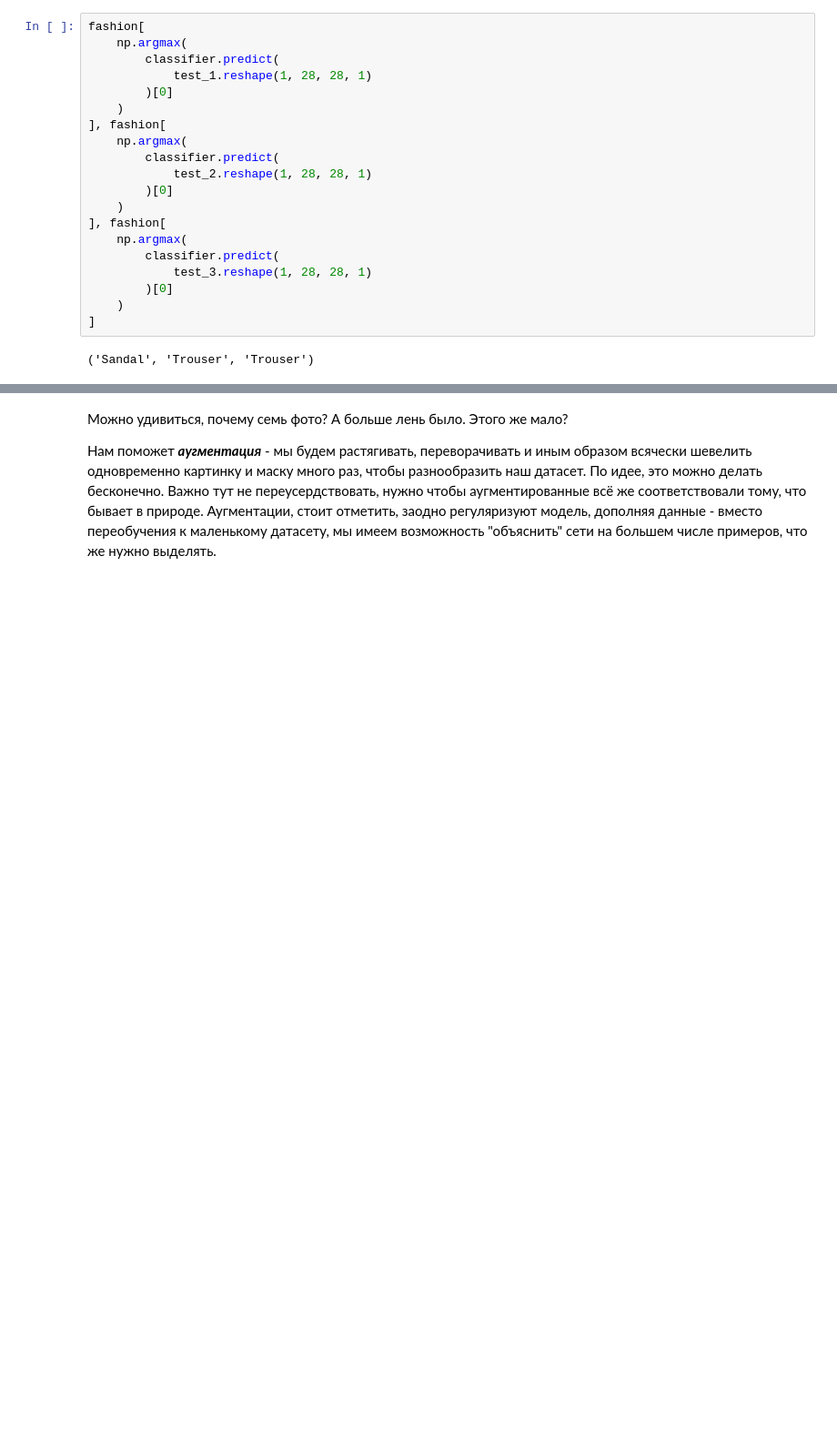
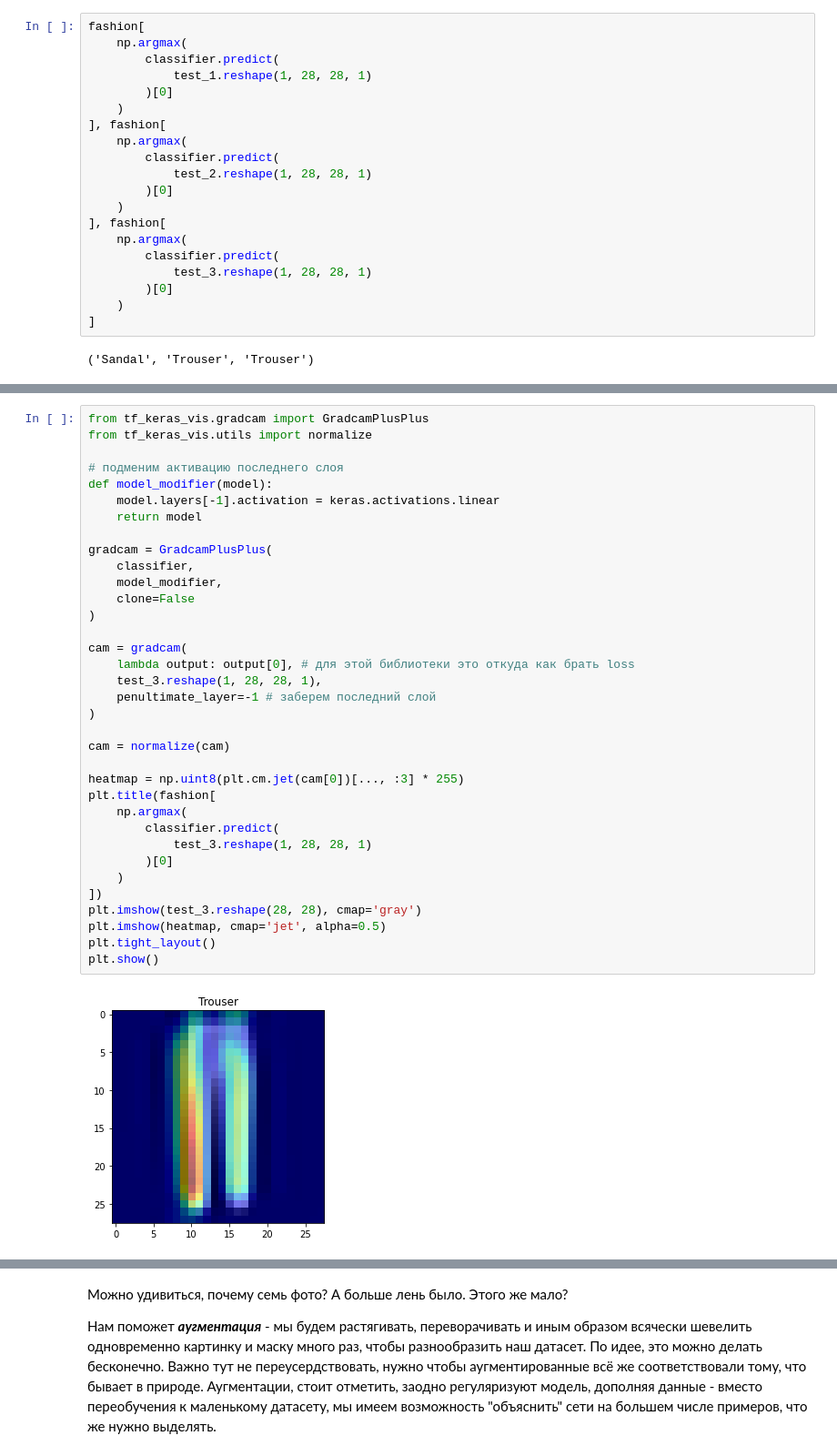
Before and after one commit to timeseries-ru/course, a Jupyter notebook: day_4.ipynb, the cells around one changed output, grey strips where cells are left out. Shown at 91% size. Saved outputs shown, nothing was run; the diff lists cells and outputs as text; blank space fills up the shorter version.

Commit message:
fixes, enhances and gradcam

```diff
--- a/day_4.ipynb
+++ b/day_4.ipynb
@@ -620 +628,38 @@ fashion[
+# %%
+from tf_keras_vis.gradcam import GradcamPlusPlus
+from tf_keras_vis.utils import normalize
+
+# подменим активацию последнего слоя
+def model_modifier(model):
+    model.layers[-1].activation = keras.activations.linear
+    return model
+
+gradcam = GradcamPlusPlus(
+    classifier,
+    model_modifier,
+    clone=False
+)
+
+cam = gradcam(
+    lambda output: output[0], # для этой библиотеки это откуда как брать loss
+    test_3.reshape(1, 28, 28, 1),
+    penultimate_layer=-1 # заберем последний слой
+)
+
+cam = normalize(cam)
+
+heatmap = np.uint8(plt.cm.jet(cam[0])[..., :3] * 255)
+plt.title(fashion[
+    np.argmax(
+        classifier.predict(
+            test_3.reshape(1, 28, 28, 1)
+        )[0]
+    )
+])
+plt.imshow(test_3.reshape(28, 28), cmap='gray')
+plt.imshow(heatmap, cmap='jet', alpha=0.5)
+plt.tight_layout()
+plt.show()
+# %% [output]
+[figure, added]
 # %% [markdown]
```
Also changed, not shown: parts of 18 cells of this notebook, 2 other files.
